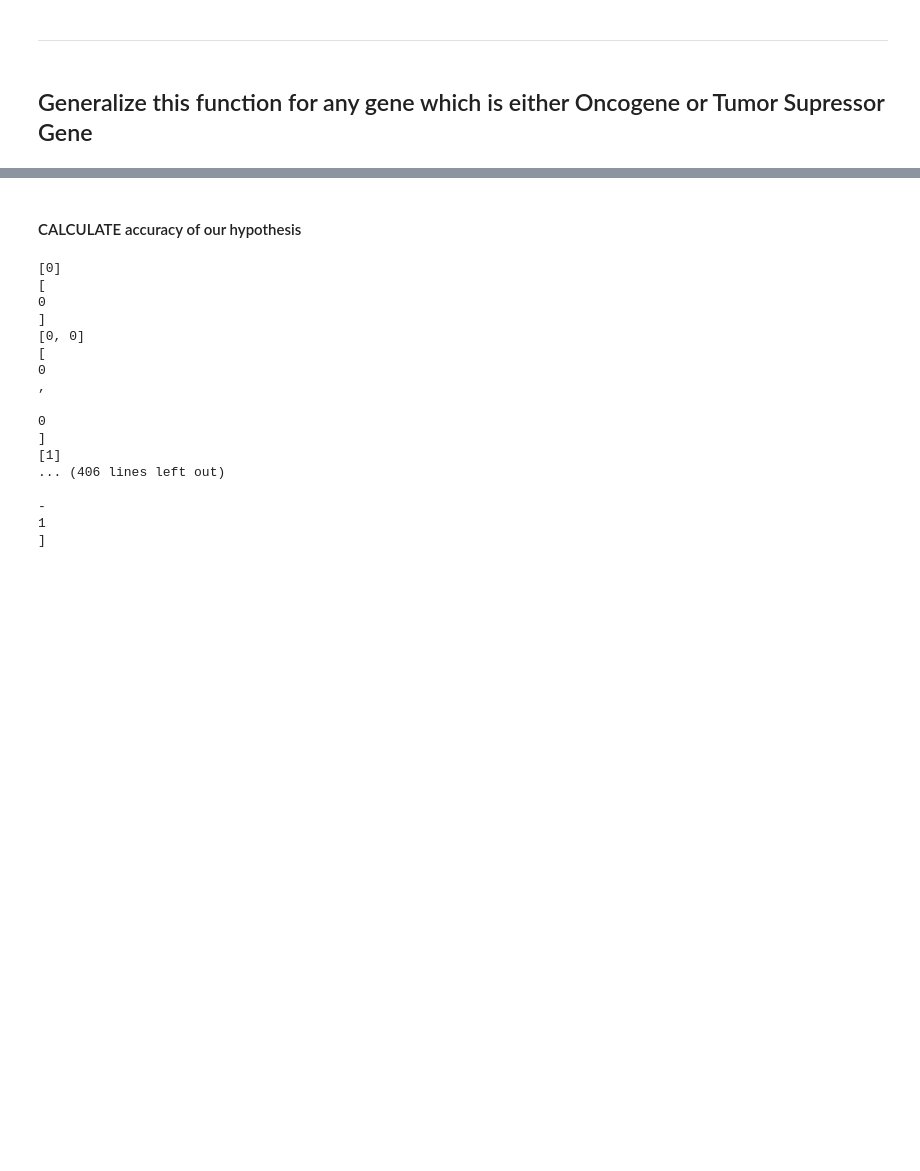
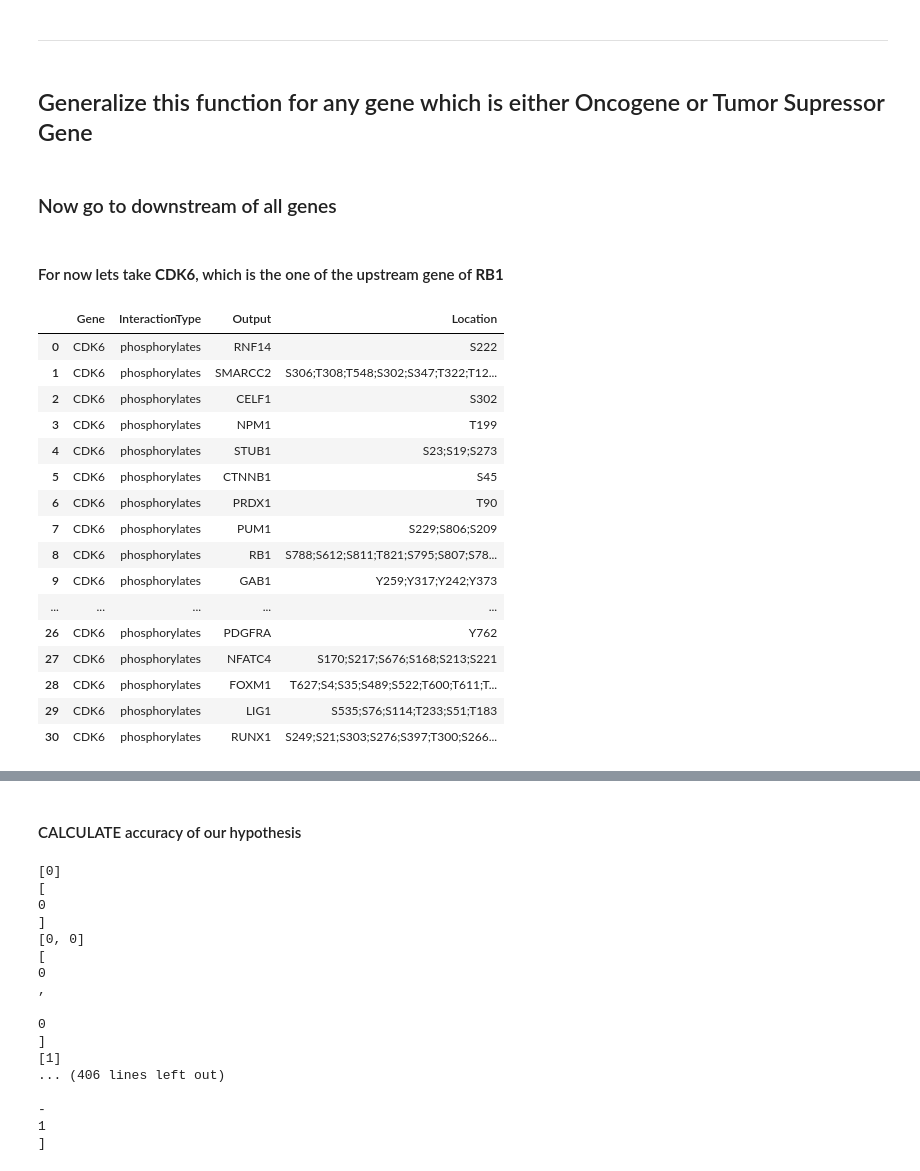
Before and after one commit to KisanThapa/GeneMutationClassification, a Jupyter notebook: notebook.ipynb, the cells around one changed output, grey strips where cells are left out. Drawn from its saved outputs; the diff is of its cells as text; code cells hidden in the pictures; blank space fills up the shorter version.

```diff
--- a/notebook.ipynb
+++ b/notebook.ipynb
@@ -709,3 +709,30 @@ gene = "RB1"
 output = upstream_gene_status(gene)
 file_name = "data/outputs/" + gene + "_outputs.csv"
 output.to_csv(file_name, index=False)
+# %% [markdown]
+### Now go to downstream of all genes
+# %% [markdown]
+#### For now lets take **CDK6**, which is the one of the upstream gene of **RB1**
+# %%
+# Lets get all the downstream gene of CDK6
+cdk6_down_nodes = causal_pr[causal_pr['Gene'] == 'CDK6']
+cdk6_down_nodes.reset_index(drop=True, inplace=True)
+cdk6_down_nodes
+# %% [output]
+|  | Gene | InteractionType | Output | Location |
+| 0 | CDK6 | phosphorylates | RNF14 | S222 |
+| 1 | CDK6 | phosphorylates | SMARCC2 | S306;T308;T548;S302;S347;T322;T12... |
+| 2 | CDK6 | phosphorylates | CELF1 | S302 |
+| 3 | CDK6 | phosphorylates | NPM1 | T199 |
+| 4 | CDK6 | phosphorylates | STUB1 | S23;S19;S273 |
+| 5 | CDK6 | phosphorylates | CTNNB1 | S45 |
+| 6 | CDK6 | phosphorylates | PRDX1 | T90 |
+| 7 | CDK6 | phosphorylates | PUM1 | S229;S806;S209 |
+| 8 | CDK6 | phosphorylates | RB1 | S788;S612;S811;T821;S795;S807;S78... |
+| 9 | CDK6 | phosphorylates | GAB1 | Y259;Y317;Y242;Y373 |
+| ... | ... | ... | ... | ... |
+| 26 | CDK6 | phosphorylates | PDGFRA | Y762 |
+| 27 | CDK6 | phosphorylates | NFATC4 | S170;S217;S676;S168;S213;S221 |
+| 28 | CDK6 | phosphorylates | FOXM1 | T627;S4;S35;S489;S522;T600;T611;T... |
+| 29 | CDK6 | phosphorylates | LIG1 | S535;S76;S114;T233;S51;T183 |
+| 30 | CDK6 | phosphorylates | RUNX1 | S249;S21;S303;S276;S397;T300;S266... |
```
Also changed, not shown: parts of 8 cells of this notebook, 2 other files.
